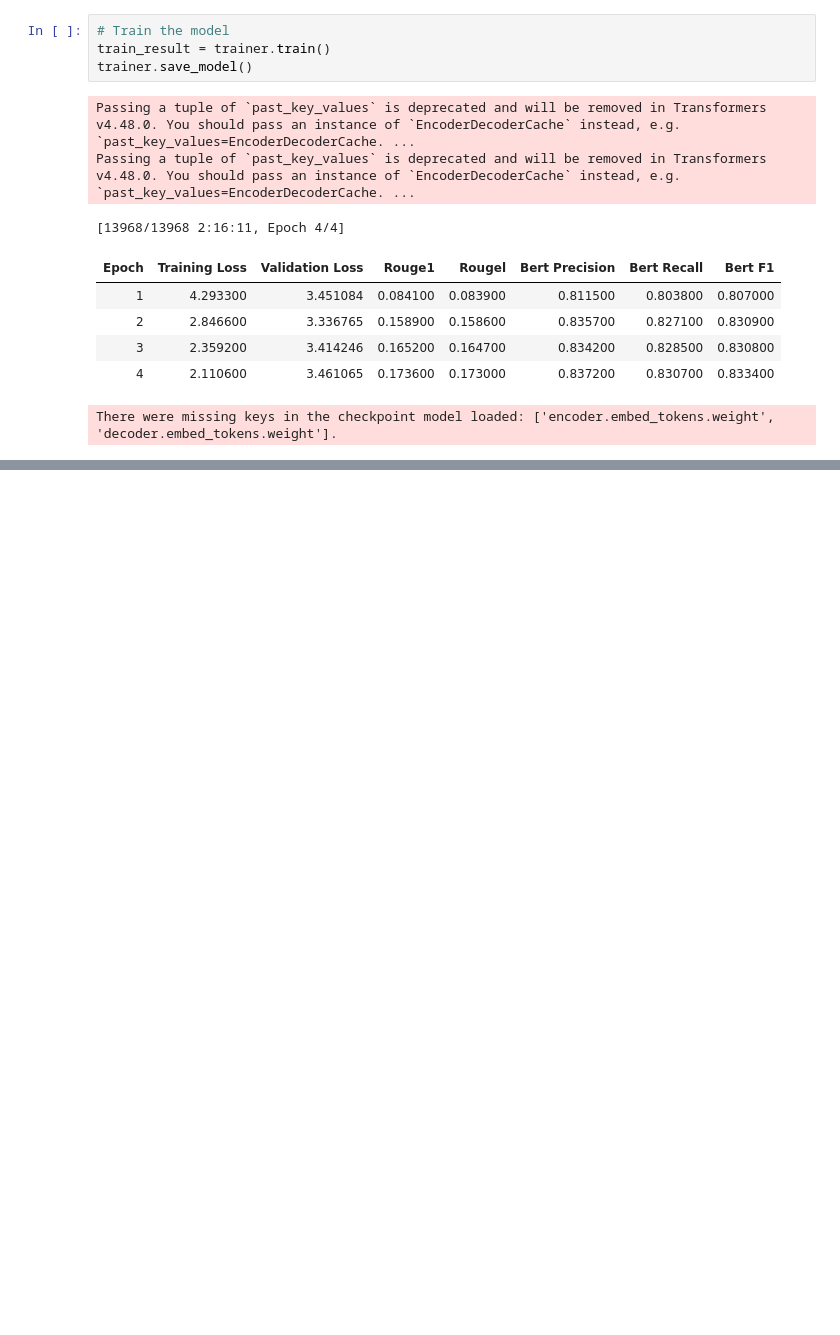
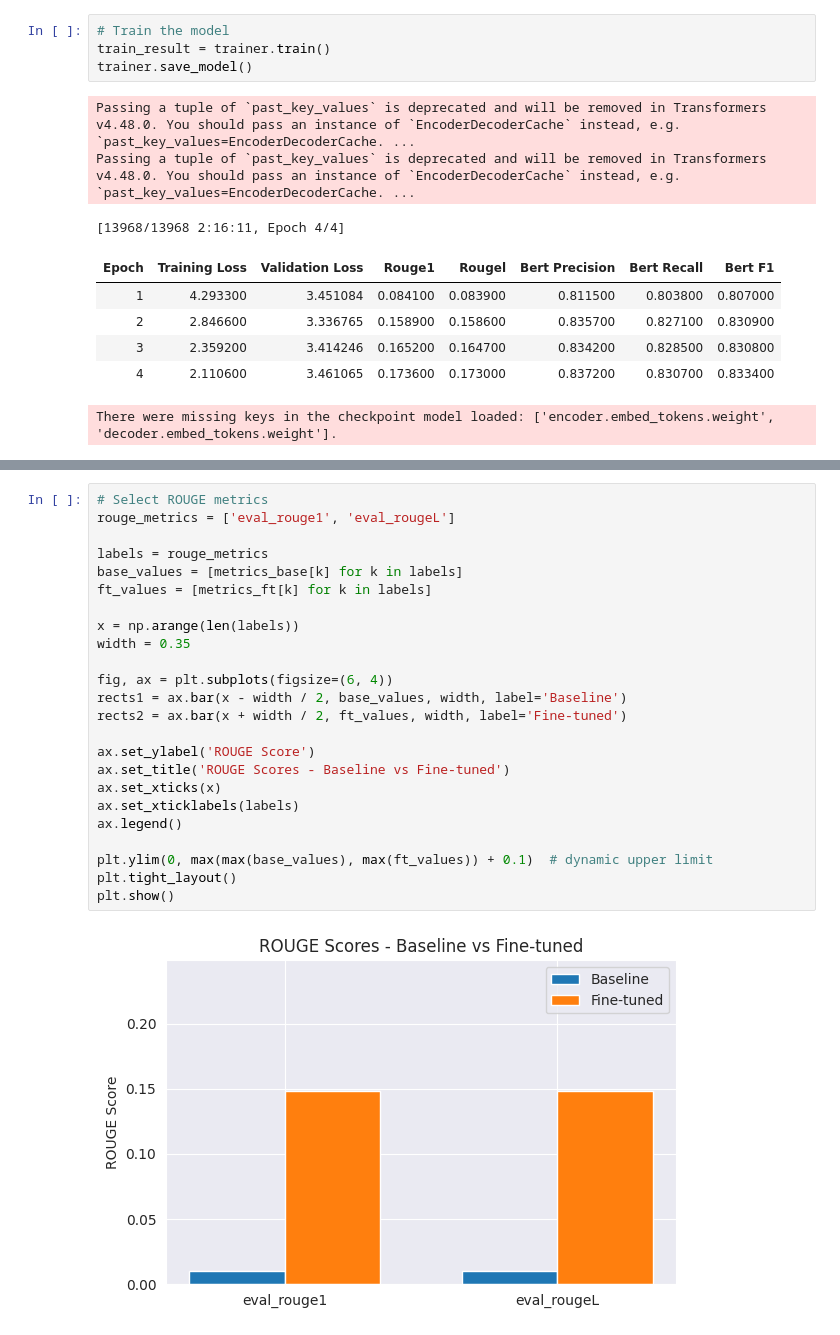
Before and after one commit to Patoh254code/Swahili_QA_system, a Jupyter notebook: index.ipynb, the cells around one changed output, grey strips where cells are left out. Drawn from its saved outputs; the diff is of its cells as text; blank space fills up the shorter version.

```diff
--- a/index.ipynb
+++ b/index.ipynb
@@ -662,0 +719,26 @@ There were missing keys in the checkpoint model loaded: ['encoder.embed_tokens.w
+# %%
+# Select ROUGE metrics
+rouge_metrics = ['eval_rouge1', 'eval_rougeL']
+
+labels = rouge_metrics
+base_values = [metrics_base[k] for k in labels]
+ft_values = [metrics_ft[k] for k in labels]
+
+x = np.arange(len(labels))
+width = 0.35
+
+fig, ax = plt.subplots(figsize=(6, 4))
+rects1 = ax.bar(x - width / 2, base_values, width, label='Baseline')
+rects2 = ax.bar(x + width / 2, ft_values, width, label='Fine-tuned')
+
+ax.set_ylabel('ROUGE Score')
+ax.set_title('ROUGE Scores - Baseline vs Fine-tuned')
+ax.set_xticks(x)
+ax.set_xticklabels(labels)
+ax.legend()
+
+plt.ylim(0, max(max(base_values), max(ft_values)) + 0.1)  # dynamic upper limit
+plt.tight_layout()
+plt.show()
+# %% [output]
+[figure, added]
```
Also changed, not shown: parts of 11 cells of this notebook.
